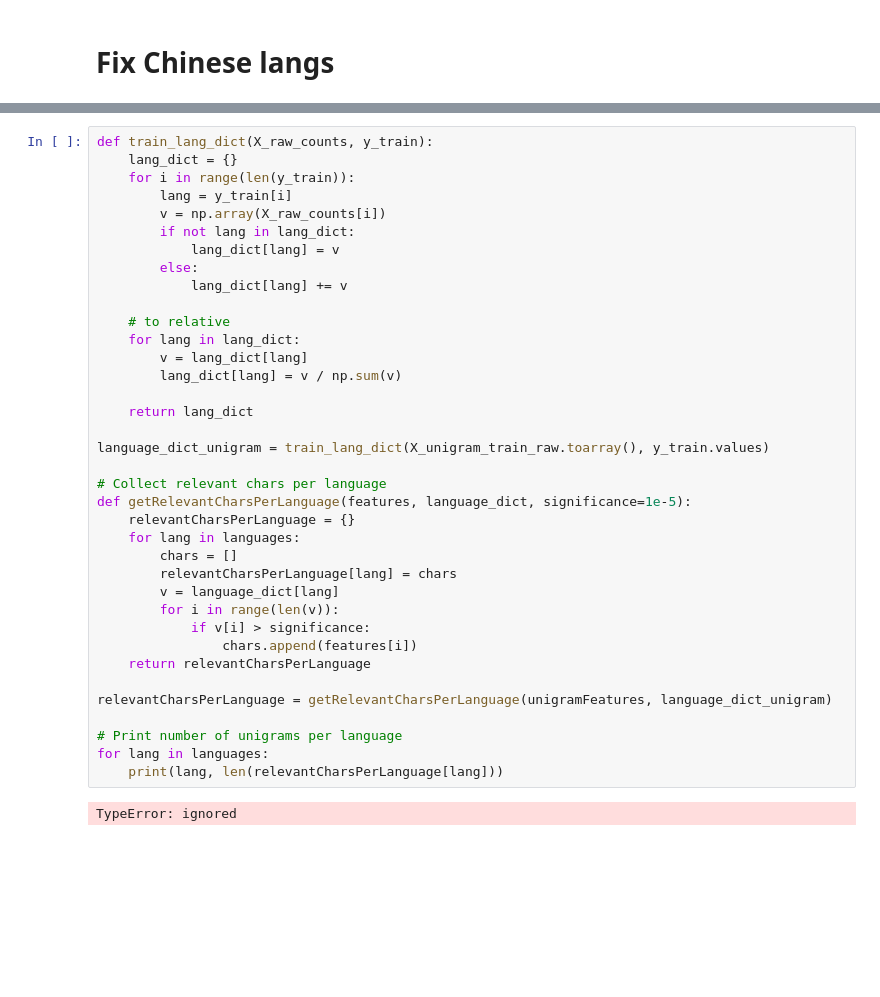
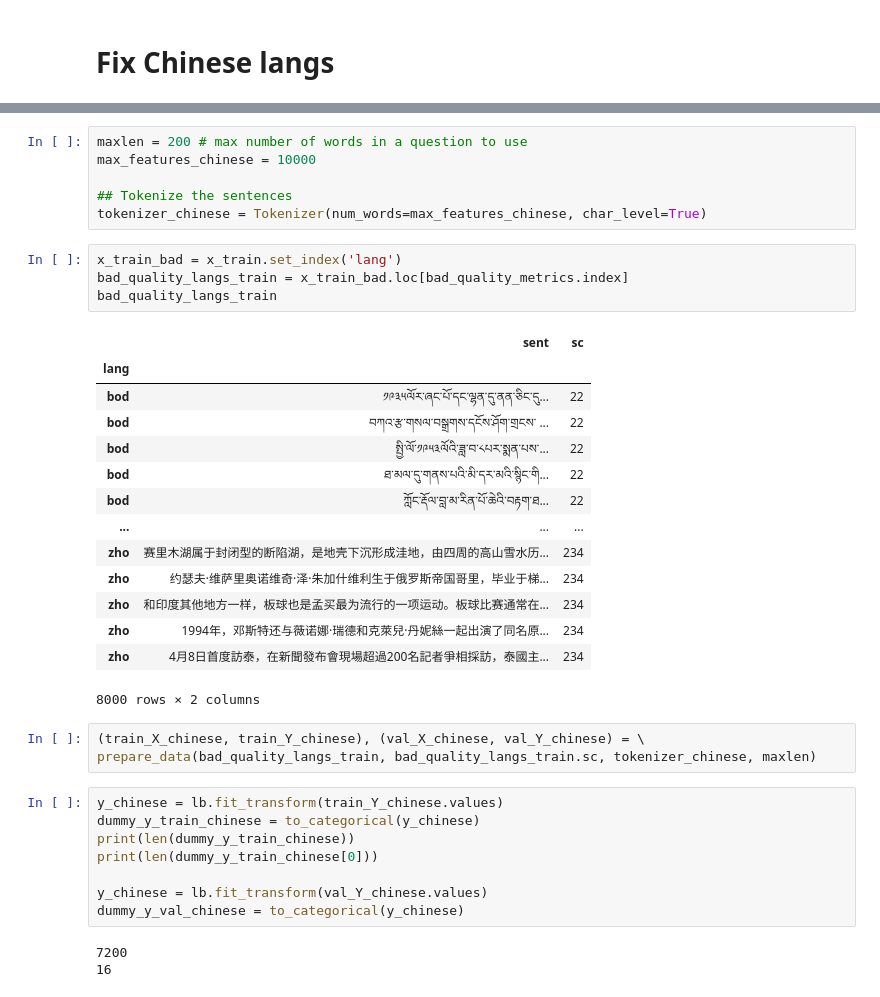
Before and after one commit to tsimafeip/nn-hackathon, a Jupyter notebook: LangDetector.ipynb, the cells around one changed output, grey strips where cells are left out. Drawn from its saved outputs; the diff is of its cells as text; blank space fills up the shorter version.

Commit message:
Attempt to fix Chinese via Char tokenizer. Minor fixes.

```diff
--- a/LangDetector.ipynb
+++ b/LangDetector.ipynb
@@ -504,39 +490,39 @@ Number of unigrams in training set: 4
-# %%
-def train_lang_dict(X_raw_counts, y_train):
-    lang_dict = {}
-    for i in range(len(y_train)):
-        lang = y_train[i]
-        v = np.array(X_raw_counts[i])
-        if not lang in lang_dict:
-            lang_dict[lang] = v
-        else:
-            lang_dict[lang] += v
-
-    # to relative
-    for lang in lang_dict:
-        v = lang_dict[lang]
-        lang_dict[lang] = v / np.sum(v)
-
-    return lang_dict
-
-language_dict_unigram = train_lang_dict(X_unigram_train_raw.toarray(), y_train.values)
-
-# Collect relevant chars per language
-def getRelevantCharsPerLanguage(features, language_dict, significance=1e-5):
-    relevantCharsPerLanguage = {}
-    for lang in languages:
-        chars = []
-        relevantCharsPerLanguage[lang] = chars
-        v = language_dict[lang]
-        for i in range(len(v)):
-            if v[i] > significance:
-                chars.append(features[i])
-    return relevantCharsPerLanguage
-
-relevantCharsPerLanguage = getRelevantCharsPerLanguage(unigramFeatures, language_dict_unigram)
-
-# Print number of unigrams per language
-for lang in languages:
-    print(lang, len(relevantCharsPerLanguage[lang]))
-# %% [output]
-TypeError: ignored
+# %%
+maxlen = 200 # max number of words in a question to use
+max_features_chinese = 10000
+
+## Tokenize the sentences
+tokenizer_chinese = Tokenizer(num_words=max_features_chinese, char_level=True)
+# %%
+x_train_bad = x_train.set_index('lang')
+bad_quality_langs_train = x_train_bad.loc[bad_quality_metrics.index]
+bad_quality_langs_train
+# %% [output]
+|  | sent | sc |
+| lang |  |  |
+| bod | ༡༩༣༥ལོར་ཞང་པོ་དང་ལྷན་དུ་ནན་ཅིང་དུ... | 22 |
+| bod | བཀའ་རྩ་གསལ་བསྒྲགས་དངོས་ཤོག་གྲངས་ ... | 22 |
+| bod | སྤྱི་ལོ་༡༩༥༣ལོའི་ཟླ་བ་༨པར་སྨན་པས་... | 22 |
+| bod | ཐ་མལ་དུ་གནས་པའི་མི་དར་མའི་སྙིང་གི... | 22 |
+| bod | ཀློང་རྡོལ་བླ་མ་རིན་པོ་ཆེའི་བརྟག་ཐ... | 22 |
+| ... | ... | ... |
+| zho | 赛里木湖属于封闭型的断陷湖，是地壳下沉形成洼地，由四周的高山雪水历... | 234 |
+| zho | 约瑟夫·维萨里奥诺维奇·泽·朱加什维利生于俄罗斯帝国哥里，毕业于梯... | 234 |
+| zho | 和印度其他地方一样，板球也是孟买最为流行的一项运动。板球比赛通常在... | 234 |
+| zho | 1994年，邓斯特还与薇诺娜·瑞德和克萊兒·丹妮絲一起出演了同名原... | 234 |
+| zho | 4月8日首度訪泰，在新聞發布會現場超過200名記者爭相採訪，泰國主... | 234 |
+8000 rows × 2 columns
+# %%
+(train_X_chinese, train_Y_chinese), (val_X_chinese, val_Y_chinese) = \
+prepare_data(bad_quality_langs_train, bad_quality_langs_train.sc, tokenizer_chinese, maxlen)
+# %%
+y_chinese = lb.fit_transform(train_Y_chinese.values)
+dummy_y_train_chinese = to_categorical(y_chinese)
+print(len(dummy_y_train_chinese))
+print(len(dummy_y_train_chinese[0]))
+
+y_chinese = lb.fit_transform(val_Y_chinese.values)
+dummy_y_val_chinese = to_categorical(y_chinese)
+# %% [output]
+7200
+16
```
Also changed, not shown: parts of 25 cells of this notebook.
